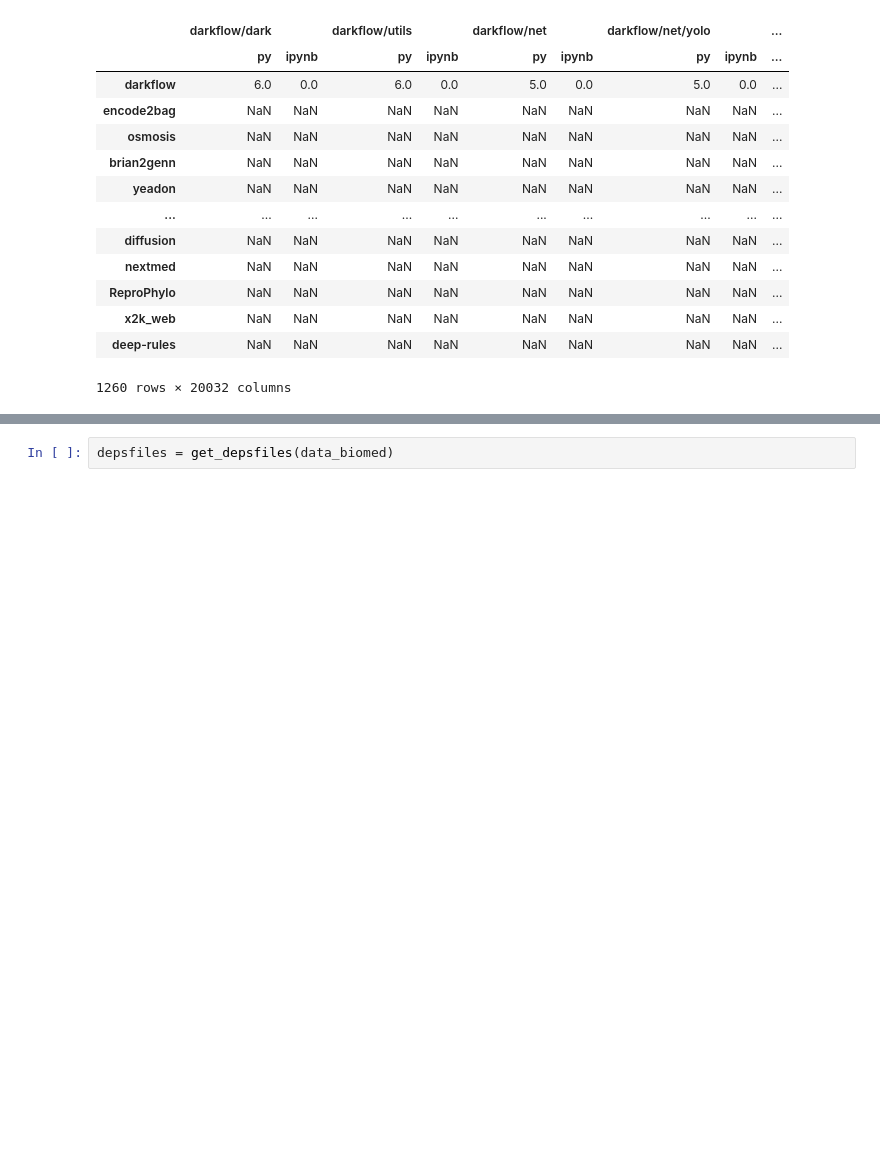
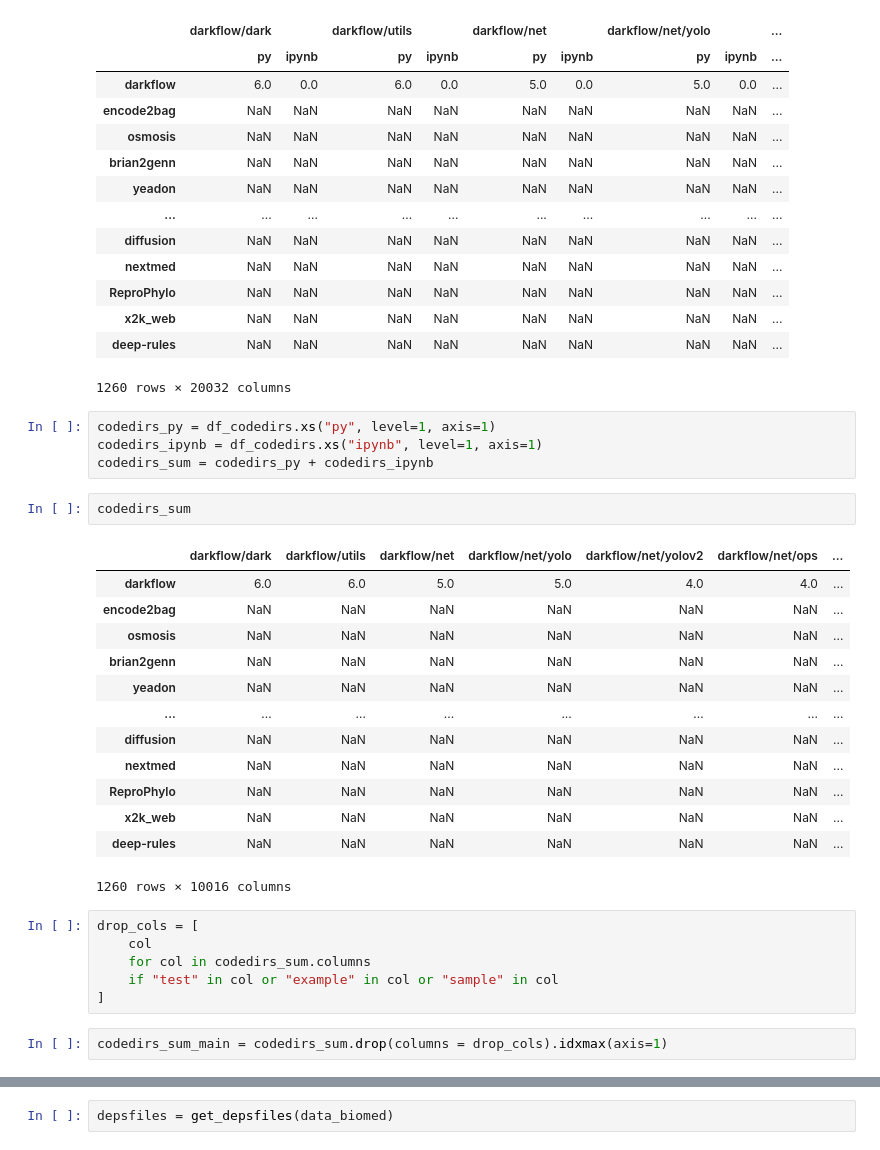
Before and after one commit to tweag/FawltyDeps-analysis, a Jupyter notebook: notebooks/results-biomedical.ipynb, the cells around one changed output, grey strips where cells are left out. Saved outputs shown, nothing was run; the diff lists cells and outputs as text; blank space fills up the shorter version.

```diff
--- a/notebooks/results-biomedical.ipynb
+++ b/notebooks/results-biomedical.ipynb
@@ -76,3 +76,31 @@ df_codedirs
 | x2k_web | NaN | NaN | NaN | NaN | NaN | NaN | NaN | NaN | ... |
 | deep-rules | NaN | NaN | NaN | NaN | NaN | NaN | NaN | NaN | ... |
 1260 rows × 20032 columns
+# %%
+codedirs_py = df_codedirs.xs("py", level=1, axis=1)
+codedirs_ipynb = df_codedirs.xs("ipynb", level=1, axis=1)
+codedirs_sum = codedirs_py + codedirs_ipynb
+# %%
+codedirs_sum
+# %% [output]
+|  | darkflow/dark | darkflow/utils | darkflow/net | darkflow/net/yolo | darkflow/net/yolov2 | darkflow/net/ops | ... |
+| darkflow | 6.0 | 6.0 | 5.0 | 5.0 | 4.0 | 4.0 | ... |
+| encode2bag | NaN | NaN | NaN | NaN | NaN | NaN | ... |
+| osmosis | NaN | NaN | NaN | NaN | NaN | NaN | ... |
+| brian2genn | NaN | NaN | NaN | NaN | NaN | NaN | ... |
+| yeadon | NaN | NaN | NaN | NaN | NaN | NaN | ... |
+| ... | ... | ... | ... | ... | ... | ... | ... |
+| diffusion | NaN | NaN | NaN | NaN | NaN | NaN | ... |
+| nextmed | NaN | NaN | NaN | NaN | NaN | NaN | ... |
+| ReproPhylo | NaN | NaN | NaN | NaN | NaN | NaN | ... |
+| x2k_web | NaN | NaN | NaN | NaN | NaN | NaN | ... |
+| deep-rules | NaN | NaN | NaN | NaN | NaN | NaN | ... |
+1260 rows × 10016 columns
+# %%
+drop_cols = [
+    col
+    for col in codedirs_sum.columns
+    if "test" in col or "example" in col or "sample" in col
+]
+# %%
+codedirs_sum_main = codedirs_sum.drop(columns = drop_cols).idxmax(axis=1)
```
Also changed, not shown: parts of 13 cells of this notebook.
